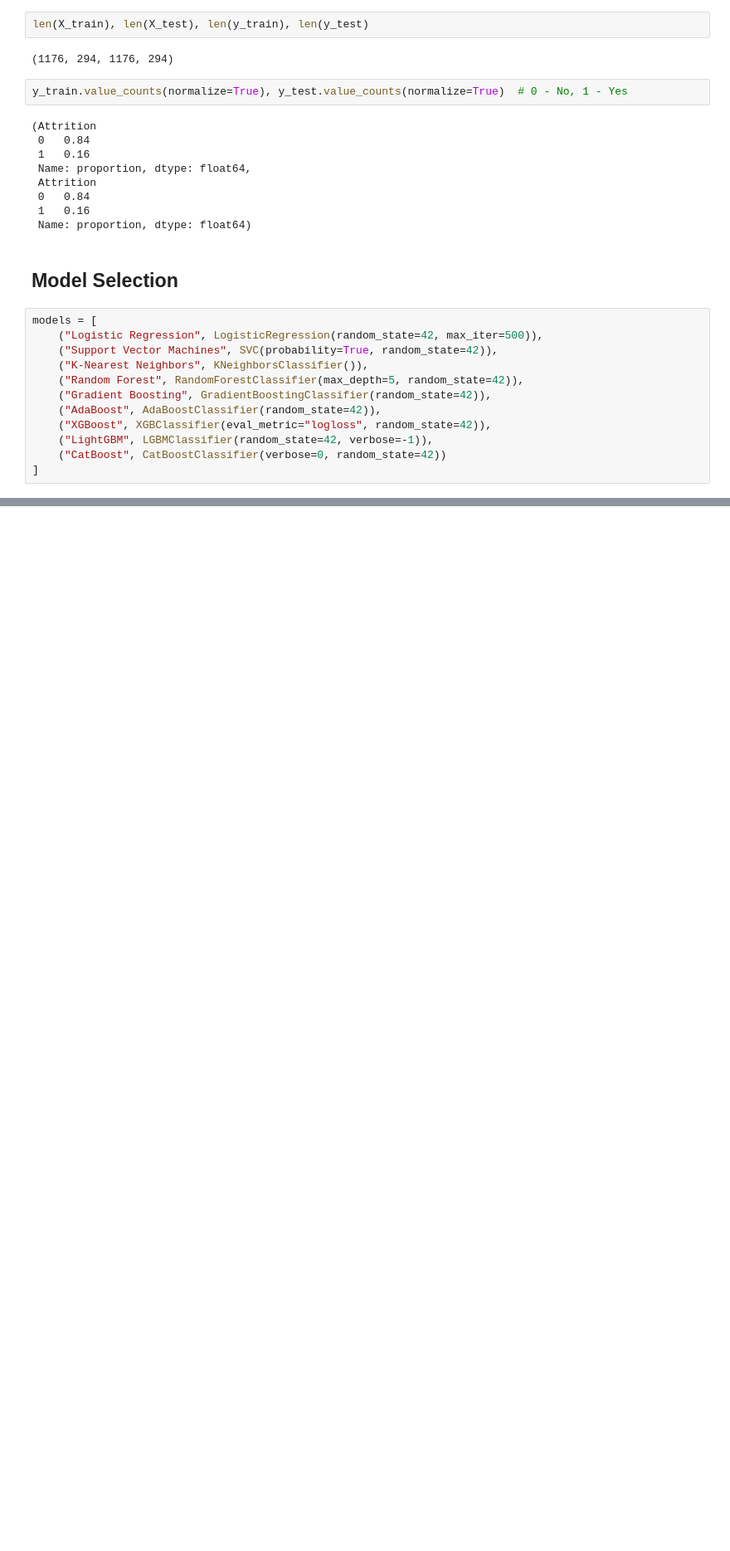
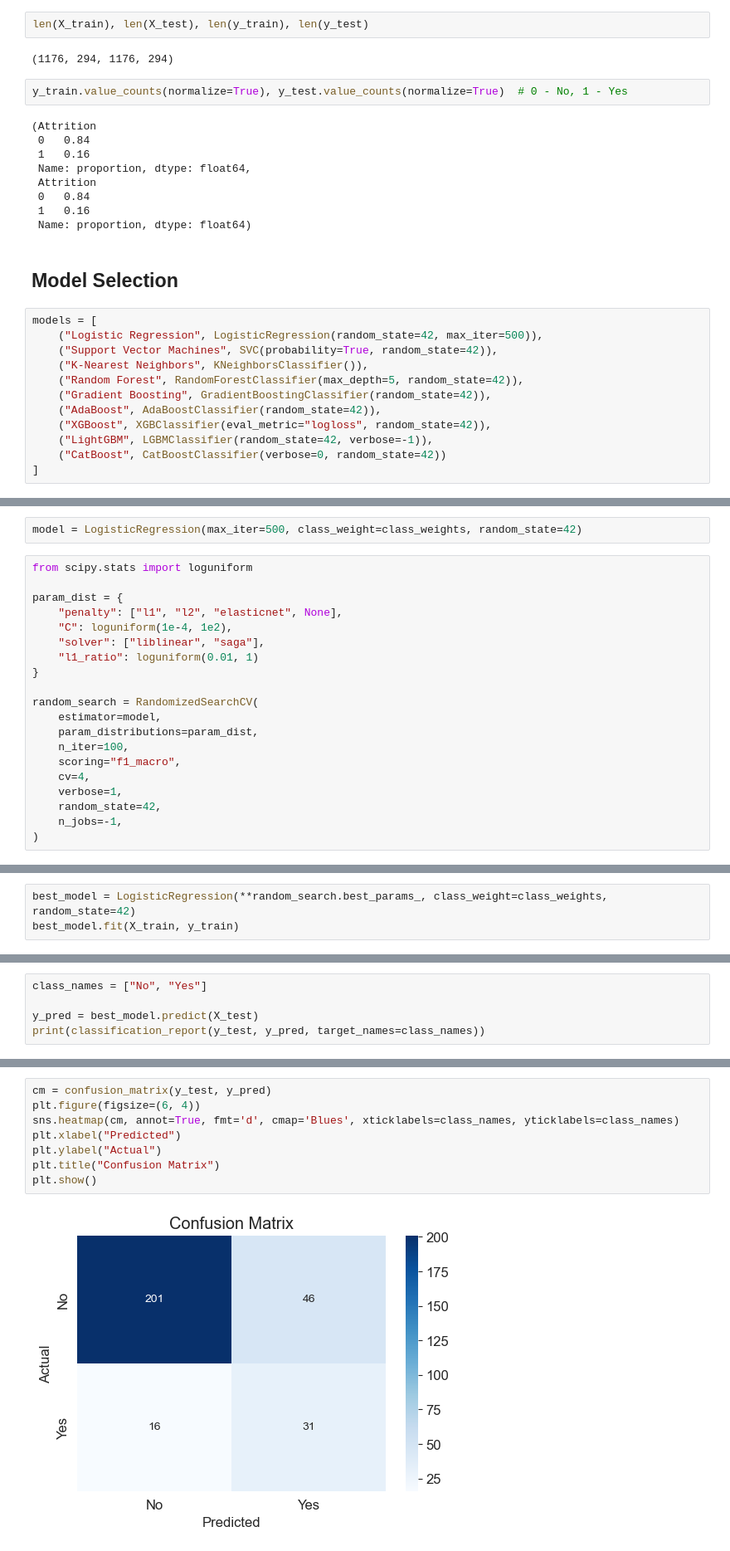
Before and after one commit to Viathorr/HR-Employee-Attrition-Analysis-and-Prediction, a Jupyter notebook: notebooks/03_models_training.ipynb, the cells around one changed output, grey strips where cells are left out. Shown at 83% size. Saved outputs shown, nothing was run; the diff lists cells and outputs as text; blank space fills up the shorter version.

```diff
--- a/notebooks/03_models_training.ipynb
+++ b/notebooks/03_models_training.ipynb
@@ -172,3 +155,25 @@ random_search = RandomizedSearchCV(
+# %%
+model = LogisticRegression(max_iter=500, class_weight=class_weights, random_state=42)
+# %%
+from scipy.stats import loguniform
+
+param_dist = {
+    "penalty": ["l1", "l2", "elasticnet", None],
+    "C": loguniform(1e-4, 1e2),
+    "solver": ["liblinear", "saga"],
+    "l1_ratio": loguniform(0.01, 1)
+}
+
+random_search = RandomizedSearchCV(
+    estimator=model,
+    param_distributions=param_dist,
+    n_iter=100,
+    scoring="f1_macro",
+    cv=4,
+    verbose=1,
+    random_state=42,
+    n_jobs=-1,
+)
 # %%
 random_search.fit(X_train, y_train)
 
@@ -180,0 +186,3 @@ Best accuracy score:  0.8758636855391273
+# %%
+best_model = LogisticRegression(**random_search.best_params_, class_weight=class_weights, random_state=42)
+best_model.fit(X_train, y_train)
@@ -180,0 +201,5 @@ Best accuracy score:  0.8758636855391273
+# %%
+class_names = ["No", "Yes"]
+
+y_pred = best_model.predict(X_test)
+print(classification_report(y_test, y_pred, target_names=class_names))
@@ -180,0 +217,10 @@ Best accuracy score:  0.8758636855391273
+# %%
+cm = confusion_matrix(y_test, y_pred)
+plt.figure(figsize=(6, 4))
+sns.heatmap(cm, annot=True, fmt='d', cmap='Blues', xticklabels=class_names, yticklabels=class_names)
+plt.xlabel("Predicted")
+plt.ylabel("Actual")
+plt.title("Confusion Matrix")
+plt.show()
+# %% [output]
+[figure, added]
```
Also changed, not shown: parts of 16 cells of this notebook.
